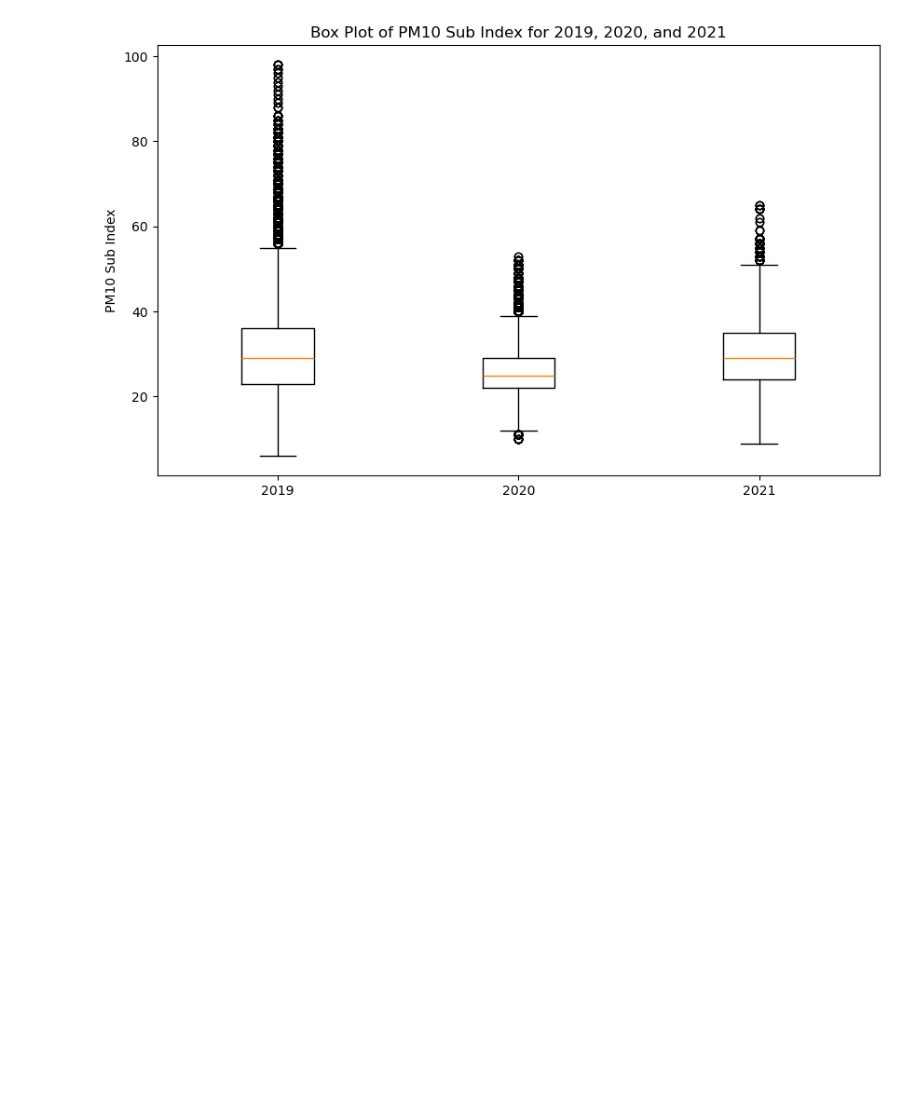
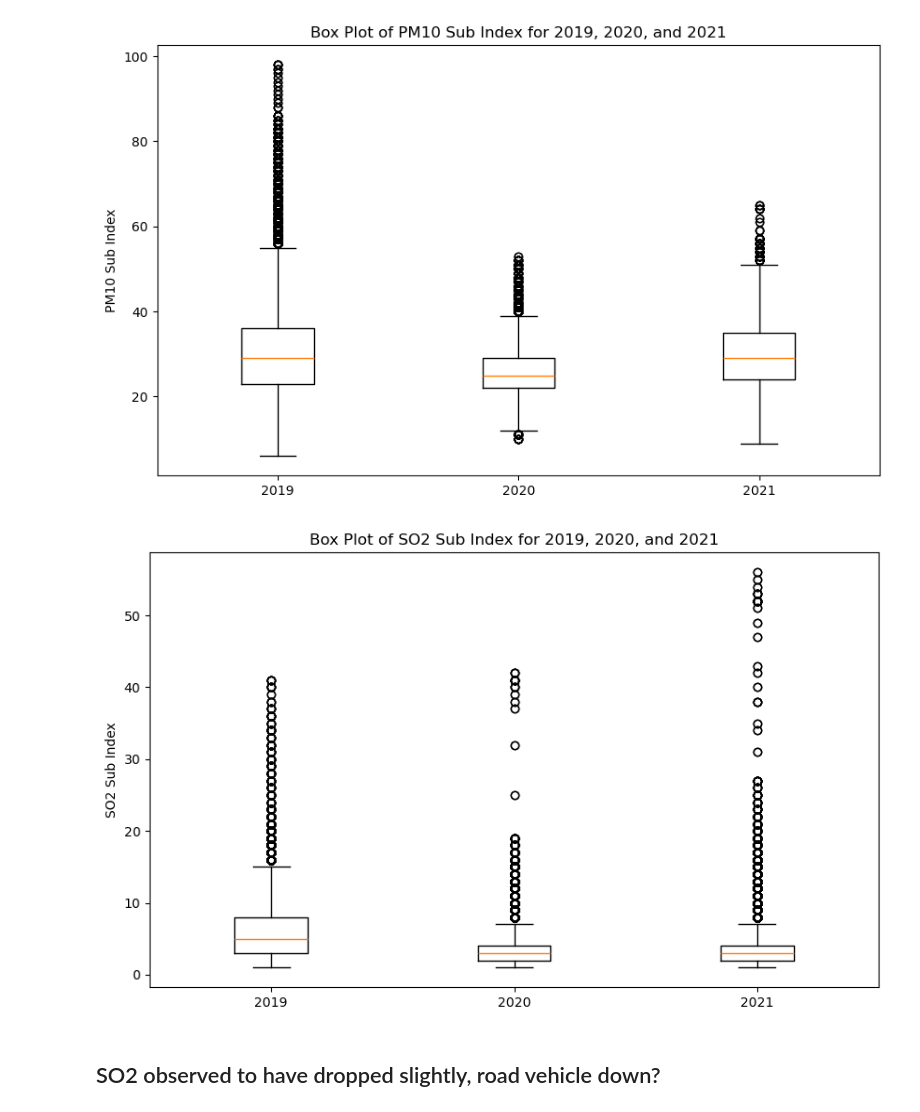
Before and after one commit to chernhaw/nea-air-qaulity, a Jupyter notebook: HistoricalPSICovid.ipynb, the cells around one changed output. Drawn from its saved outputs; the diff is of its cells as text; code cells hidden in the pictures; blank space fills up the shorter version.

```diff
--- a/HistoricalPSICovid.ipynb
+++ b/HistoricalPSICovid.ipynb
@@ -184,3 +204,19 @@ plt.title('Box Plot of PM10 Sub Index for 2019, 2020, and 2021')
 plt.show()
 # %% [output]
 [figure]
+# %%
+plt.figure(figsize=(10, 6))
+plt.boxplot([
+
+   # df_psi_2020['so2_sub_index'].dropna()
+    df_psi_2019['so2_sub_index'].dropna(),
+    df_psi_2020['so2_sub_index'].dropna(),
+    df_psi_2021['so2_sub_index'].dropna()
+], labels=['2019', '2020', '2021'])
+plt.ylabel('SO2 Sub Index')
+plt.title('Box Plot of SO2 Sub Index for 2019, 2020, and 2021')
+plt.show()
+# %% [output]
+[figure, added]
+# %% [markdown]
+## SO2 observed to have dropped slightly, road vehicle down?
```
Also changed, not shown: parts of 1 cell of this notebook.
